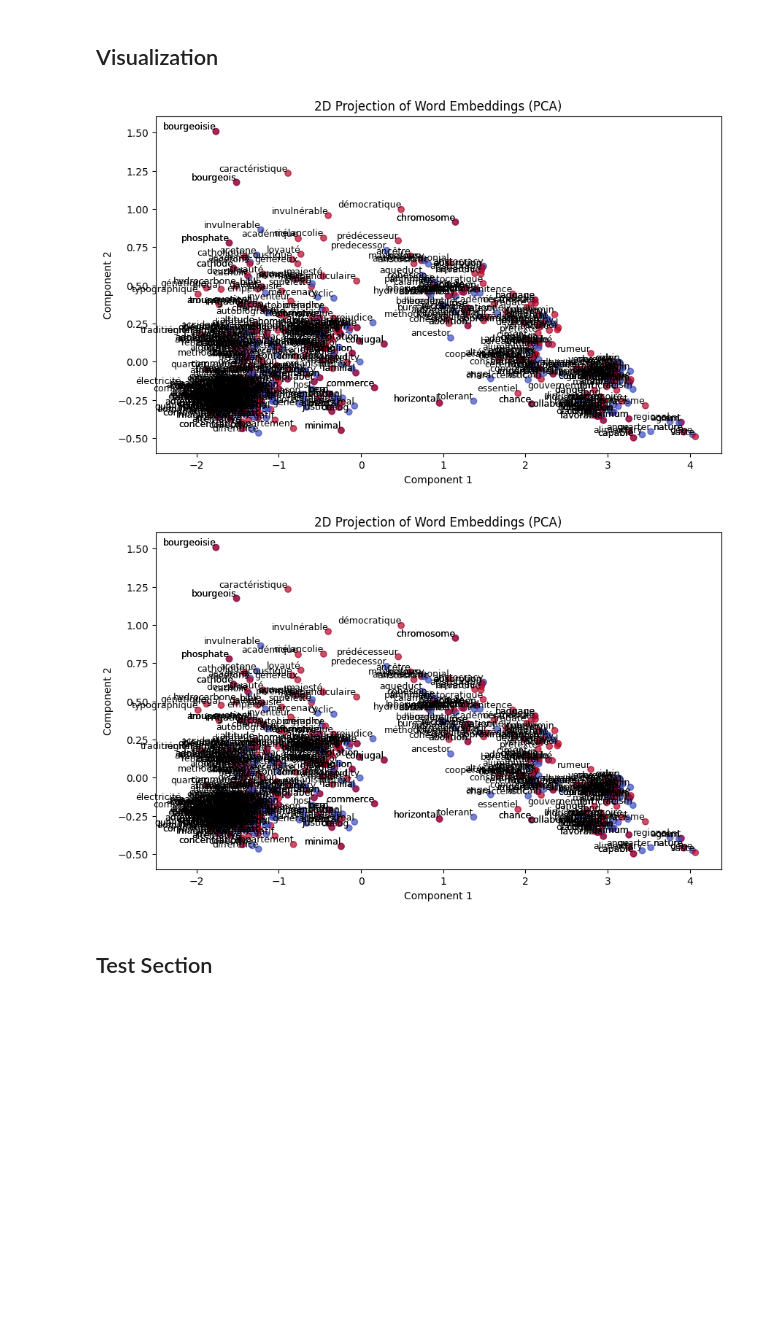
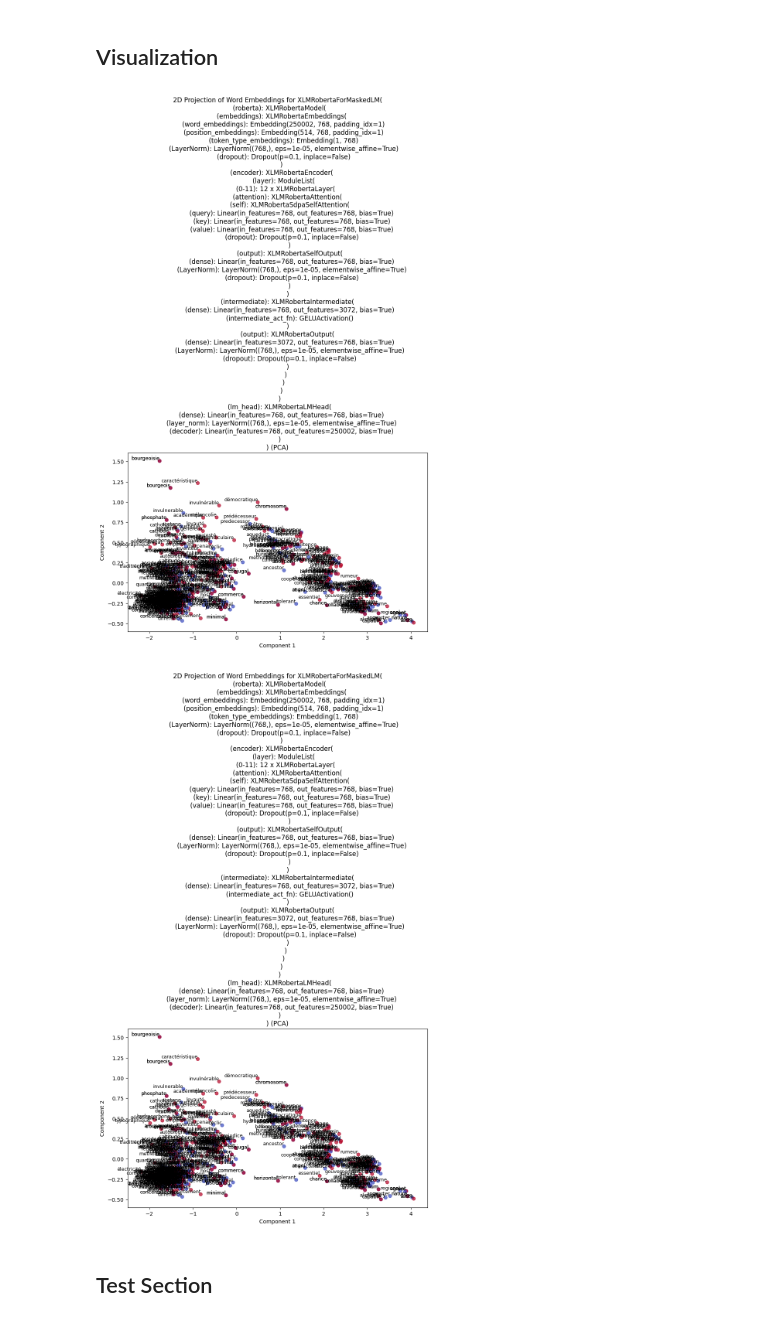
Before and after one commit to fubotz/ICL_2024W, a Jupyter notebook: FinalProject_Fabian_SCHAMBECK.ipynb, the cells around one changed output. Saved outputs shown, nothing was run; the diff lists cells and outputs as text; code cells hidden in the pictures; blank space fills up the shorter version.

```diff
--- a/FinalProject_Fabian_SCHAMBECK.ipynb
+++ b/FinalProject_Fabian_SCHAMBECK.ipynb
@@ -468,36 +468,36 @@ def visualize_embeddings_2D(model, tokenizer, test_data, method="pca"):
     # Convert to NumPy array
     embeddings = np.array(embeddings)
 
     # Reduce dimensions
     if method == "pca":
         reducer = PCA(n_components=2)
     elif method == "tsne":
         from sklearn.manifold import TSNE
         reducer = TSNE(n_components=2, perplexity=10, random_state=42)
     else:
         raise ValueError("Method must be 'pca' or 'tsne'.")
 
     reduced_embeddings = reducer.fit_transform(embeddings)
 
     # Plot embeddings
     plt.figure(figsize=(10, 6))
     plt.scatter(reduced_embeddings[:, 0], reduced_embeddings[:, 1], alpha=0.7, c=np.arange(len(words)) % 2, cmap="coolwarm")
 
     # Annotate points with words
     for i, word in enumerate(words):
         plt.text(reduced_embeddings[i, 0], reduced_embeddings[i, 1], word, fontsize=9, ha='right', va='bottom')
 
-    plt.title(f"2D Projection of Word Embeddings ({method.upper()})")
+    plt.title(f"2D Projection of Word Embeddings for {model} ({method.upper()})")
     plt.xlabel("Component 1")
     plt.ylabel("Component 2")
     plt.show()
 
 # Call function for both models using PCA
 visualize_embeddings_2D(pretrained_model, tokenizer, test_data, method="pca")
 visualize_embeddings_2D(finetuned_model, tokenizer, test_data, method="pca")
 # %% [output]
-[figure, old version]
+[figure, new version]
-[figure, old version]
+[figure, new version]
 # %% [markdown]
 ## Test Section ##
 # %%
```
